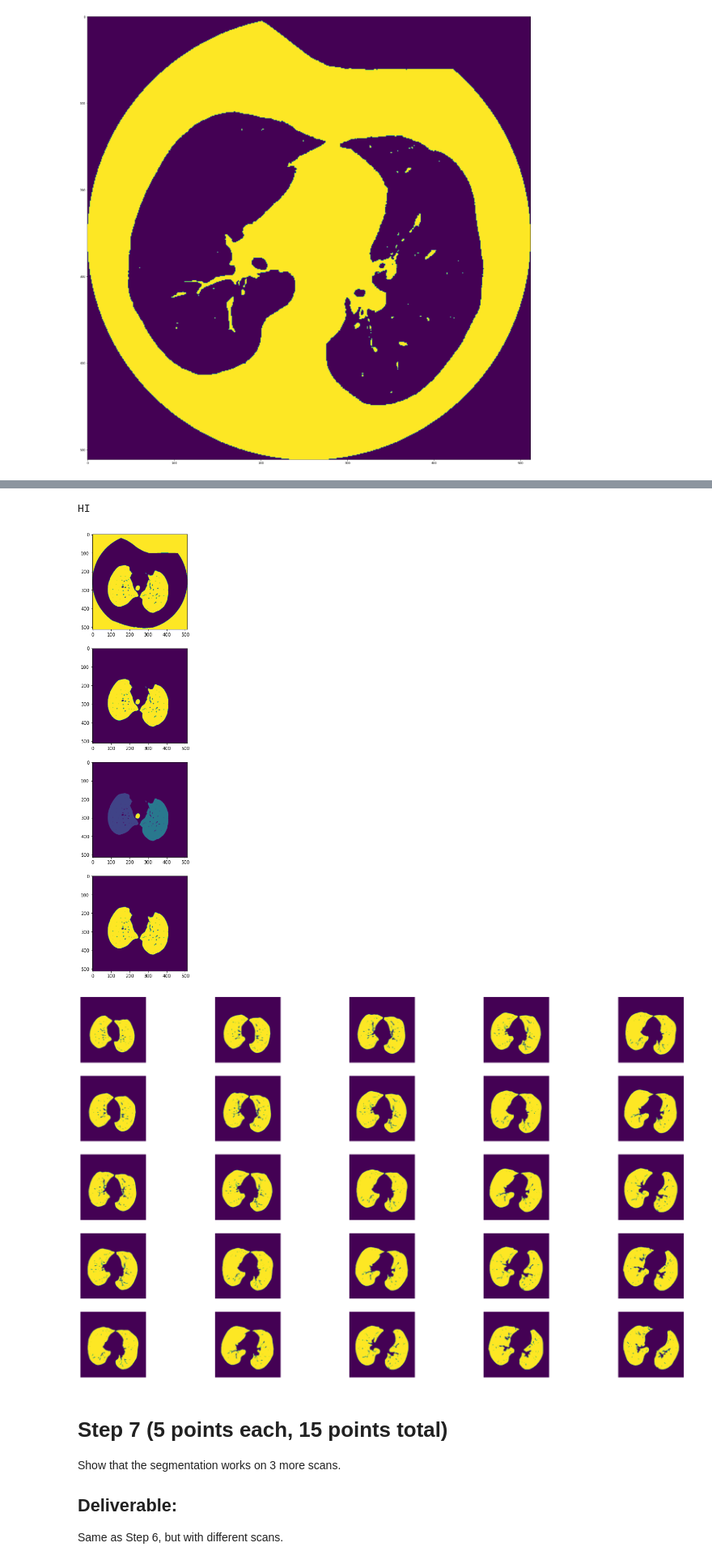
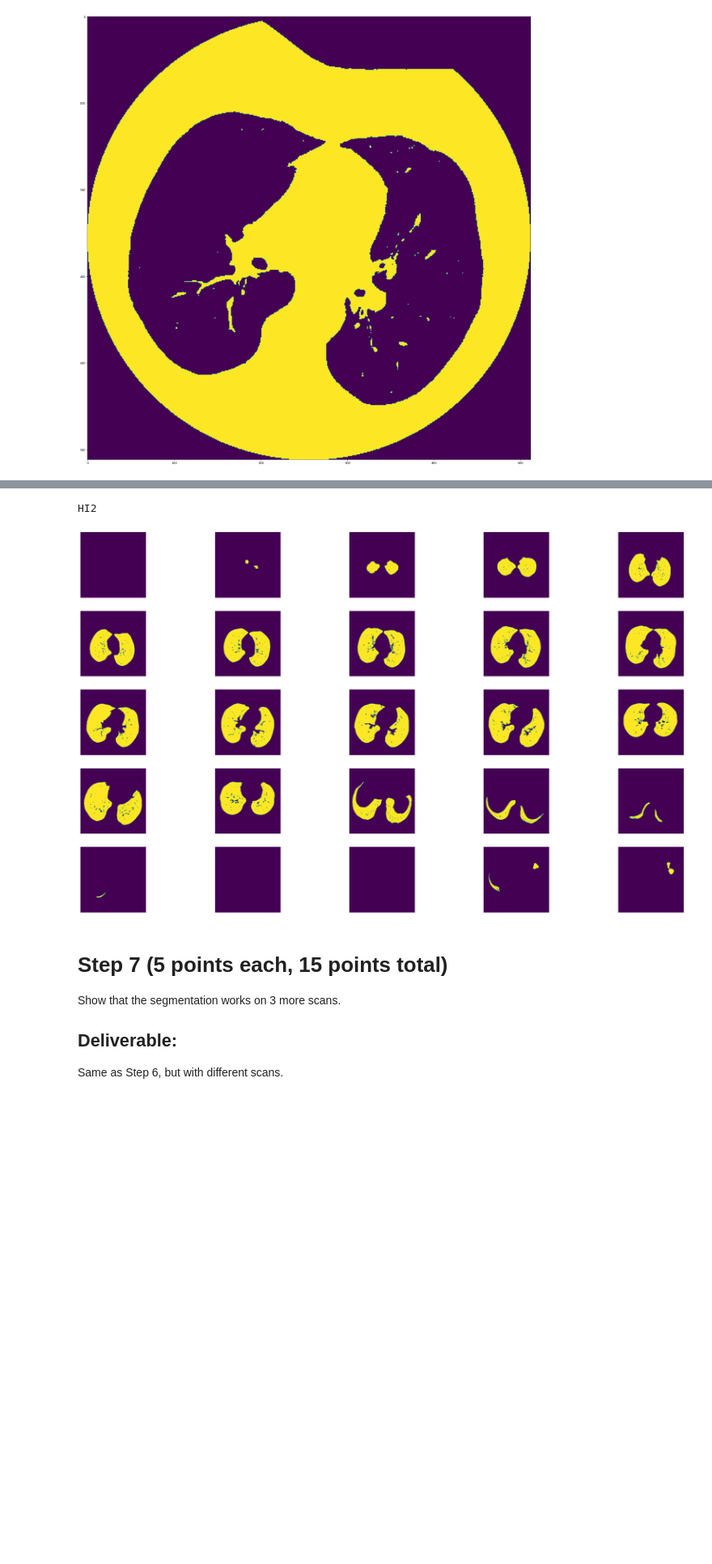
Before and after one commit to aaronsossin/assignment1_medical_imaging, a Jupyter notebook: BMI260_Problem_Set_1.ipynb, the cells around one changed output, grey strips where cells are left out. Shown at 81% size. Cells and saved outputs as stored; diff of their text form; code cells hidden in the pictures; blank space fills up the shorter version.

```diff
--- a/BMI260_Problem_Set_1.ipynb
+++ b/BMI260_Problem_Set_1.ipynb
@@ -414,54 +415,46 @@ Implement the steps described here and display for us an ordered sample of the c
 ### WRITE CODE IN HERE. You can have up to 5 cells for this question, but only one is required #######
 import skimage.segmentation
 from skimage.measure import label, regionprops
+import skimage
 
 volBW = np.where(volCT[:,:,:] < thresh, 1, 0)
-
-fig, ax = plt.subplots(4, 1)
+segmentedVolBW = volBW.copy()
 for slice_number in range(volBW.shape[0]):
 
-    slice = volBW[slice_number,:,:]
-    if slice_number == 20:
-        ax[0].imshow(slice)
+    slice = segmentedVolBW[slice_number,:,:]
 
     cleared = skimage.segmentation.clear_border(slice)
-    if slice_number == 20:
-        ax[1].imshow(cleared)
 
 
     lung_label = skimage.measure.label(cleared)
-
-    if slice_number == 20:
-        ax[2].imshow(lung_label)
 
     out_img = np.zeros(lung_label.shape)
 
     props = regionprops(lung_label)
     area = [ele.area for ele in props]
 
     largest_blob_inds = np.argsort(area)[-2:]
 
     for x in largest_blob_inds:
-        blob_label = props[x].label
-        out_img[lung_label == blob_label] = 1
-    if slice_number == 20:
-        ax[3].imshow(out_img)
+        if area[x] > 200:
+            blob_label = props[x].label
+            out_img[lung_label == blob_label] = 1
 
-    volBW[slice_number,:,:] = out_img
+    segmentedVolBW[slice_number,:,:] = out_img
+
 
 fig, ax = plt.subplots(5,5)
 for i in range(5):
     for j in range(5):
-        ax[i,j].imshow(volBW[(5+i+j) * 5, :, :])
+        ax[i,j].imshow(segmentedVolBW[(5*i+j) * 5, :, :])
         ax[i,j].axis("off")
 plt.rcParams["figure.figsize"] = (30,18)
-print("HI")
+print("HI2")
 
 ######################################################################################################
 # %% [output]
-HI
+HI2
-[figure, old version]
+[figure, new version]
-[figure, removed]
 # %%
 ### WRITE CODE IN HERE. You can have up to 5 cells for this question, but only one is required #######
 # %%
```
Also changed, not shown: parts of 7 cells of this notebook.
